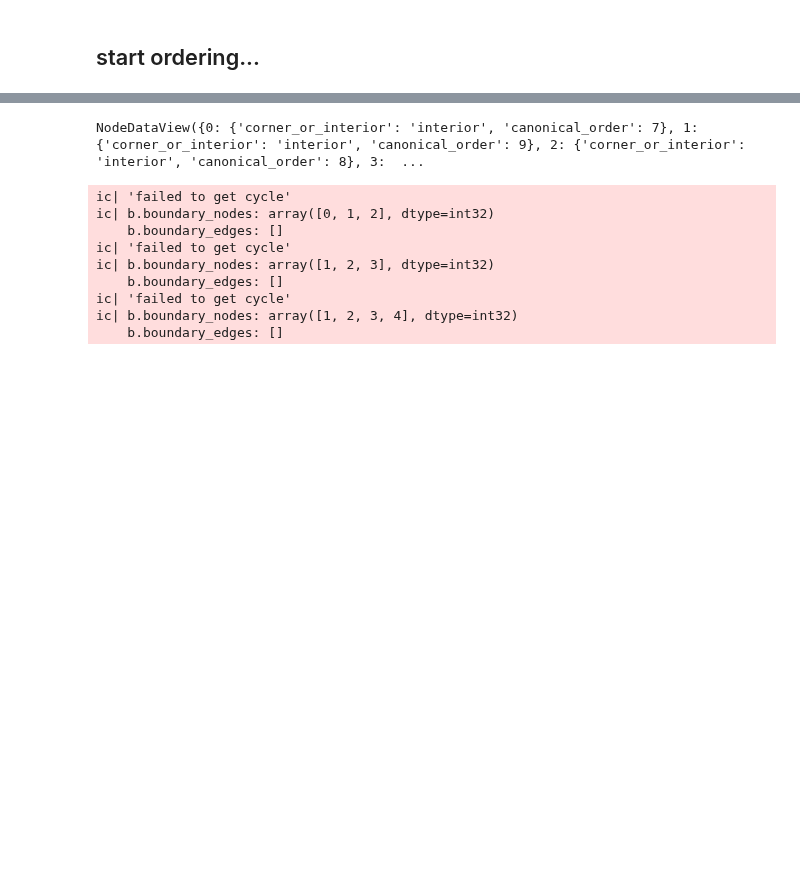
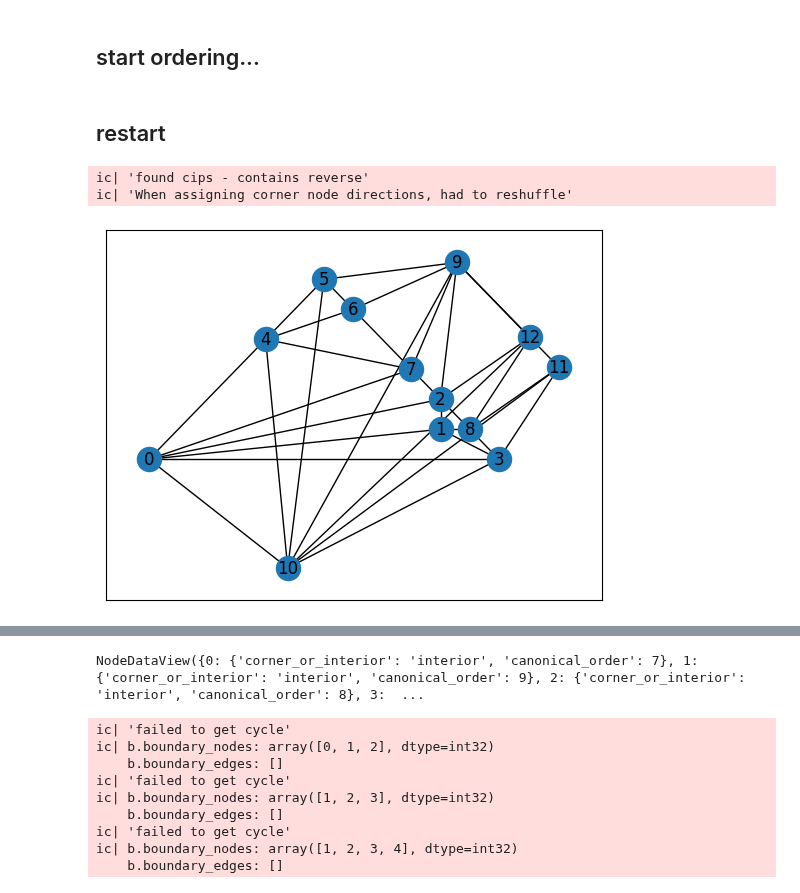
Before and after one commit to juliet29/bisht2022, a Jupyter notebook: test11b_rcanon2.ipynb, the cells around one changed output, grey strips where cells are left out. Drawn from its saved outputs; the diff is of its cells as text; code cells hidden in the pictures; blank space fills up the shorter version.

```diff
--- a/test11b_rcanon2.ipynb
+++ b/test11b_rcanon2.ipynb
@@ -106,3 +29,25 @@ class ListHistoryTracker:
 
     def get_history(self):
         return self.history
+# %% [markdown]
+## restart
+# %%
+bottom_data = get_saved_graph_data("BOTTOM")
+side_data = get_saved_graph_data()
+
+graph_data = side_data
+# %%
+f = FourComplete(graph_data)
+f.get_boundary_cyle()
+f.generate_dividing_indices()
+f.divide_boundary_cycle()
+f.ensure_no_cips()
+f.paths
+
+b = BoundaryCycle(copy.deepcopy(graph_data))
+locs = FourCompleteLocations(copy.deepcopy(graph_data), f.boundary, f.paths, b.boundary_line_string)
+locs.run()
+locs.connect_outer_nodes()
+# %% [output]
+ic| 'found cips - contains reverse'
+ic| 'When assigning corner node directions, had to reshuffle'
@@ -108,0 +58,4 @@ class ListHistoryTracker:
+# %%
+plot_planar(locs.G, locs.embed)
+# %% [output]
+[figure, added]
```
Also changed, not shown: parts of 17 cells of this notebook, 9 other files.
